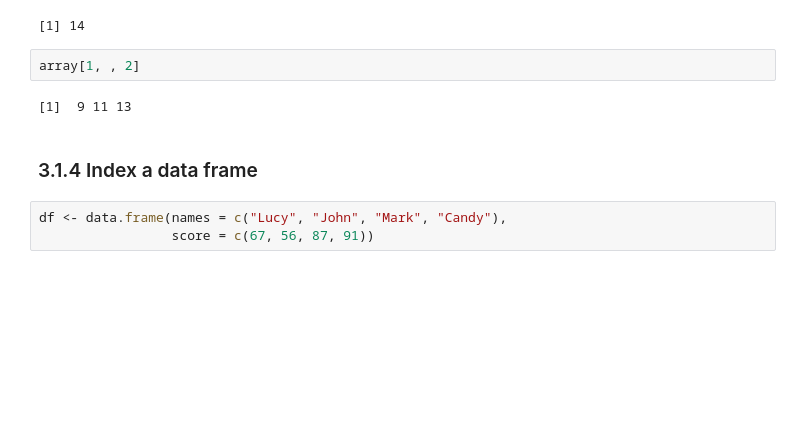
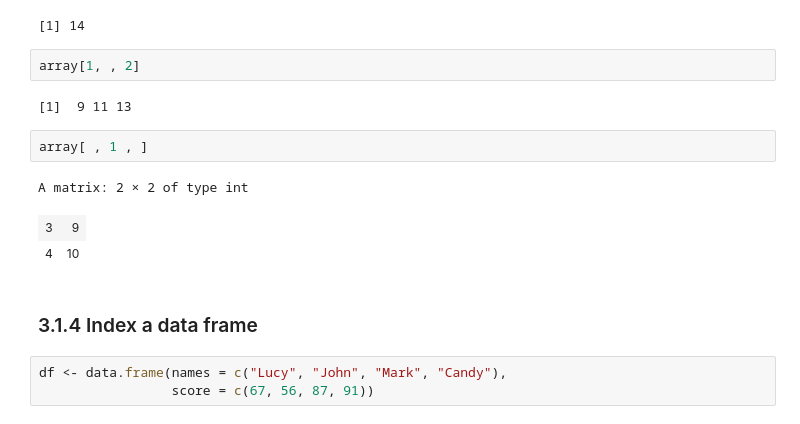
Before and after one commit to ly129/EPIB613_2020, a Jupyter notebook: Notes.ipynb, the cells around one changed output. Saved outputs shown, nothing was run; the diff lists cells and outputs as text; blank space fills up the shorter version.

```diff
--- a/Notes.ipynb
+++ b/Notes.ipynb
@@ -1044,6 +1073,12 @@ array[2, 3, 2]
 array[1, , 2]
 # %% [output]
 [1]  9 11 13
+# %%
+array[ , 1 , ]
+# %% [output]
+A matrix: 2 × 2 of type int
+| 3 | 9 |
+| 4 | 10 |
 # %% [markdown]
 ### 3.1.4 Index a data frame
 # %%
```
Also changed, not shown: parts of 17 cells of this notebook, 3 other files.
